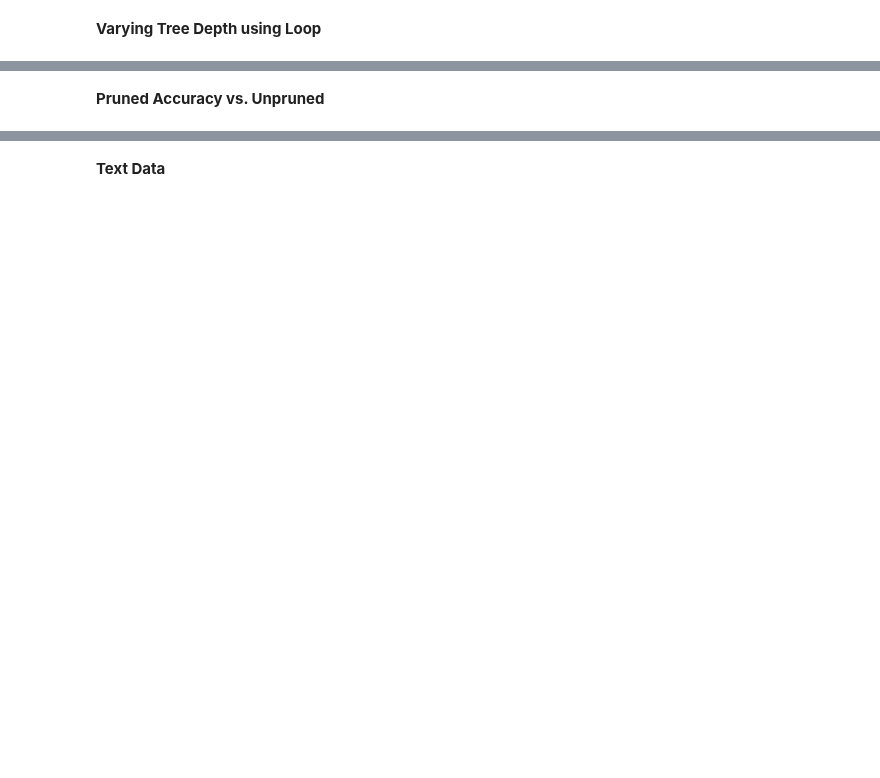
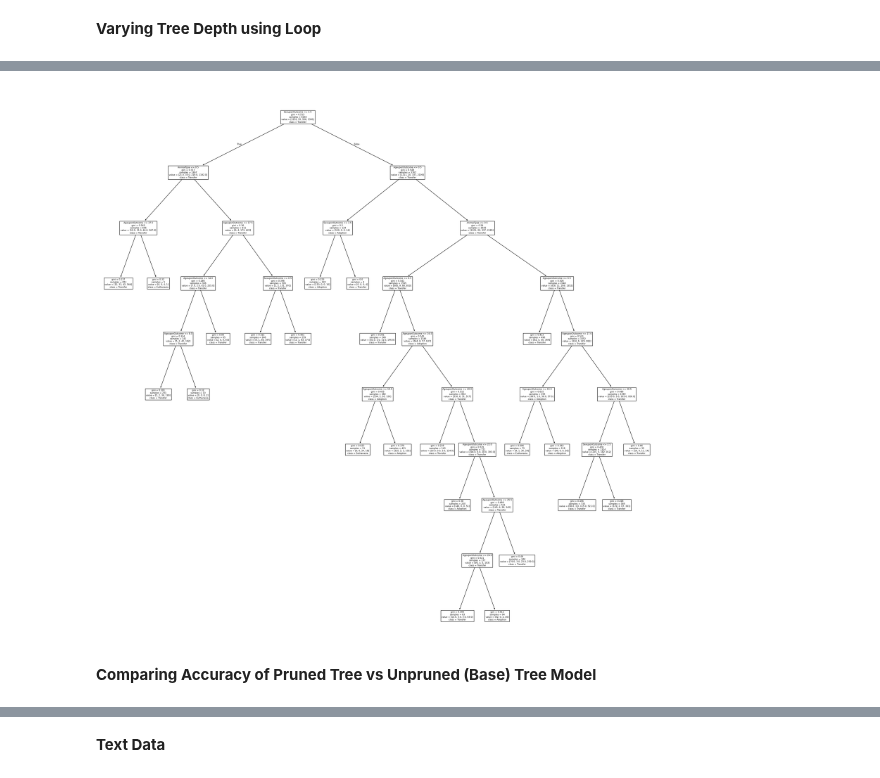
Before and after one commit to sascott9655/ADS-504-Machine-Learning, a Jupyter notebook: Sample_Code_HW_Assignment_2_1.ipynb, the cells around one changed output, grey strips where cells are left out. Saved outputs shown, nothing was run; the diff lists cells and outputs as text; code cells hidden in the pictures; blank space fills up the shorter version.

```diff
--- a/Sample_Code_HW_Assignment_2_1.ipynb
+++ b/Sample_Code_HW_Assignment_2_1.ipynb
@@ -141,5 +164,29 @@ class_names = ['Adoption', 'Died', 'Euthanasia', 'Transfer'],ax=ax)
+# %%
+#clf is unpruned tree
+fig,ax = plt.subplots(figsize = (30,30))
+path = clf.cost_complexity_pruning_path(X_train, y_train)
+ccp_alphas = path.ccp_alphas
+clfs = []
+for ccp_alpha in ccp_alphas:
+    clf = tree.DecisionTreeClassifier(random_state=42, ccp_alpha=ccp_alpha)
+    clf.fit(X_train, y_train)
+    clfs.append(clf)
+train_scores = []
+test_scores = []
+
+for clf in clfs:
+    train_scores.append(clf.score(X_train, y_train))
+    test_scores.append(clf.score(X_test, y_test))
+best_alpha = ccp_alphas[test_scores.index(max(test_scores))]
+tree_prune = tree.DecisionTreeClassifier(random_state=42, ccp_alpha=best_alpha)
+tree_prune.fit(X_train,y_train)
+treeplot = tree.plot_tree(tree_prune, feature_names=['AnimalType','SexuponOutcome','AgeuponOutcome'],
+class_names = ['Adoption', 'Died', 'Euthanasia', 'Transfer'],ax=ax)
+fig.savefig("pruned_tree.pdf", format="pdf")
+# %% [output]
+[figure, added]
 # %% [markdown]
-**Pruned Accuracy vs. Unpruned**
+**Comparing Accuracy of Pruned Tree vs Unpruned   (Base) Tree Model**
 # %%
 y_pred4 = tree_prune.predict(X_test)
 print('accuracy %2.2f ' % accuracy_score(y_test,y_pred4))
```
Also changed, not shown: parts of 20 cells of this notebook.
